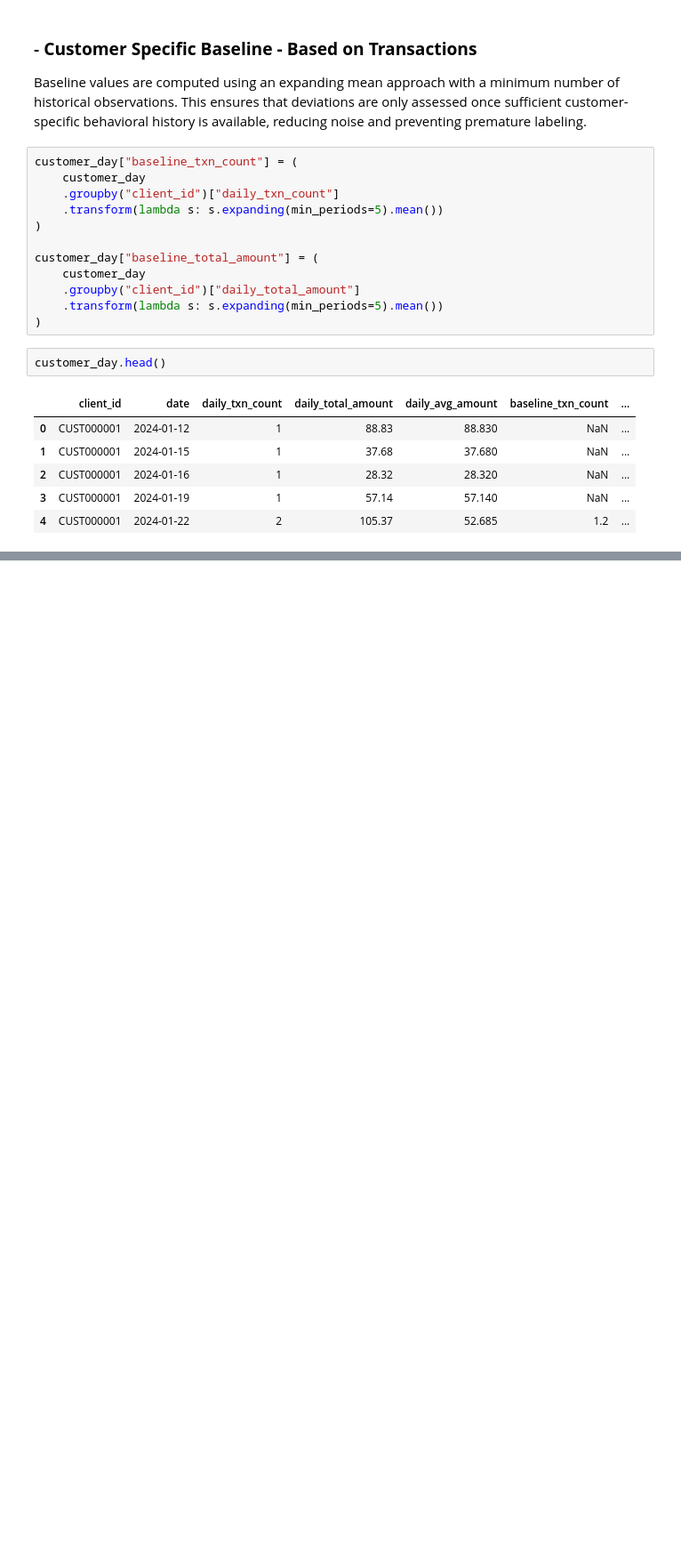
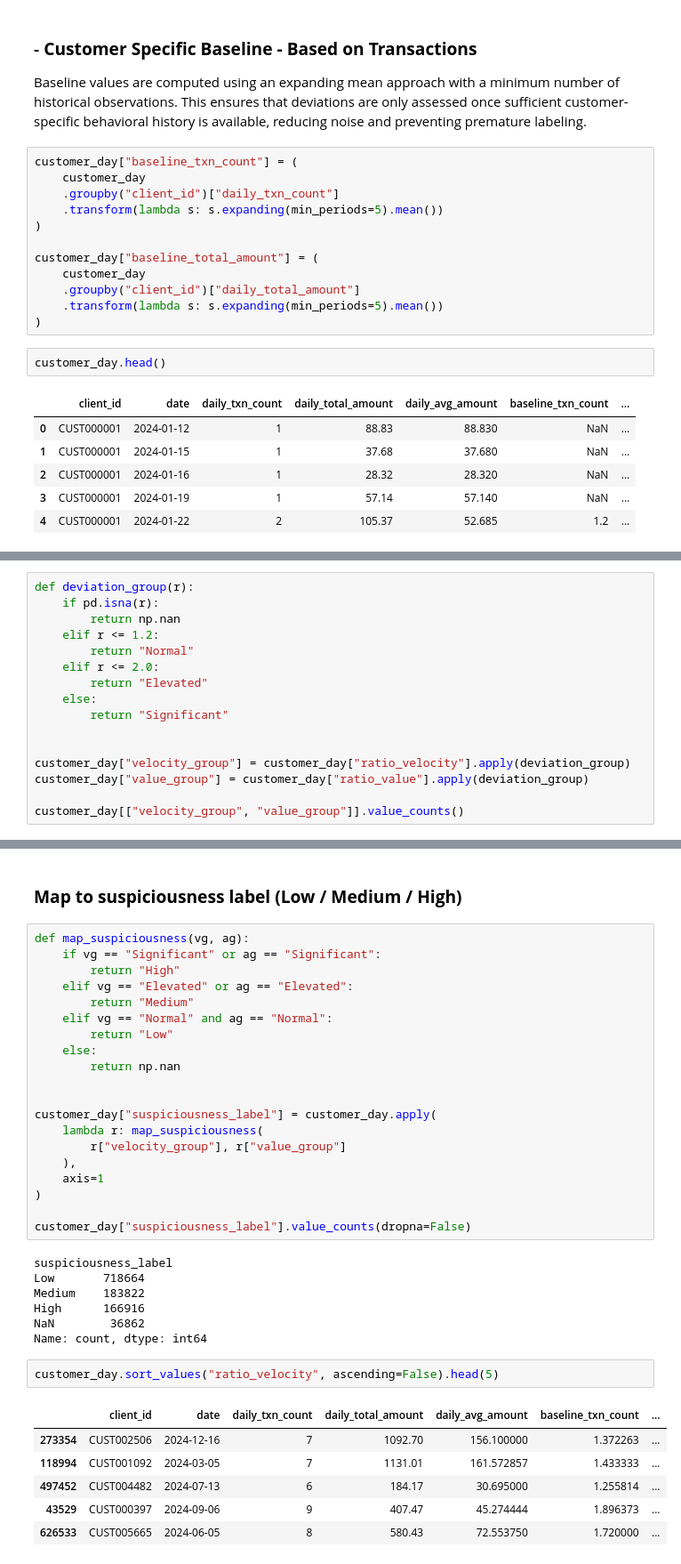
Before and after one commit to dphir/thesis-sdg, a Jupyter notebook: simulation_update.ipynb, the cells around one changed output, grey strips where cells are left out. Shown at 89% size. Saved outputs shown, nothing was run; the diff lists cells and outputs as text; blank space fills up the shorter version.

```diff
--- a/simulation_update.ipynb
+++ b/simulation_update.ipynb
@@ -1711,0 +1930,16 @@ customer_day.head()
+# %%
+def deviation_group(r):
+    if pd.isna(r):
+        return np.nan
+    elif r <= 1.2:
+        return "Normal"
+    elif r <= 2.0:
+        return "Elevated"
+    else:
+        return "Significant"
+
+
+customer_day["velocity_group"] = customer_day["ratio_velocity"].apply(deviation_group)
+customer_day["value_group"] = customer_day["ratio_value"].apply(deviation_group)
+
+customer_day[["velocity_group", "value_group"]].value_counts()
@@ -1711,0 +1958,38 @@ customer_day.head()
+# %% [markdown]
+### **Map to suspiciousness label (Low / Medium / High)**
+# %%
+def map_suspiciousness(vg, ag):
+    if vg == "Significant" or ag == "Significant":
+        return "High"
+    elif vg == "Elevated" or ag == "Elevated":
+        return "Medium"
+    elif vg == "Normal" and ag == "Normal":
+        return "Low"
+    else:
+        return np.nan
+
+
+customer_day["suspiciousness_label"] = customer_day.apply(
+    lambda r: map_suspiciousness(
+        r["velocity_group"], r["value_group"]
+    ),
+    axis=1
+)
+
+customer_day["suspiciousness_label"].value_counts(dropna=False)
+# %% [output]
+suspiciousness_label
+Low       718664
+Medium    183822
+High      166916
+NaN        36862
+Name: count, dtype: int64
+# %%
+customer_day.sort_values("ratio_velocity", ascending=False).head(5)
+# %% [output]
+|  | client_id | date | daily_txn_count | daily_total_amount | daily_avg_amount | baseline_txn_count | ... |
+| 273354 | CUST002506 | 2024-12-16 | 7 | 1092.70 | 156.100000 | 1.372263 | ... |
+| 118994 | CUST001092 | 2024-03-05 | 7 | 1131.01 | 161.572857 | 1.433333 | ... |
+| 497452 | CUST004482 | 2024-07-13 | 6 | 184.17 | 30.695000 | 1.255814 | ... |
+| 43529 | CUST000397 | 2024-09-06 | 9 | 407.47 | 45.274444 | 1.896373 | ... |
+| 626533 | CUST005665 | 2024-06-05 | 8 | 580.43 | 72.553750 | 1.720000 | ... |
```
Also changed, not shown: parts of 27 cells of this notebook.
